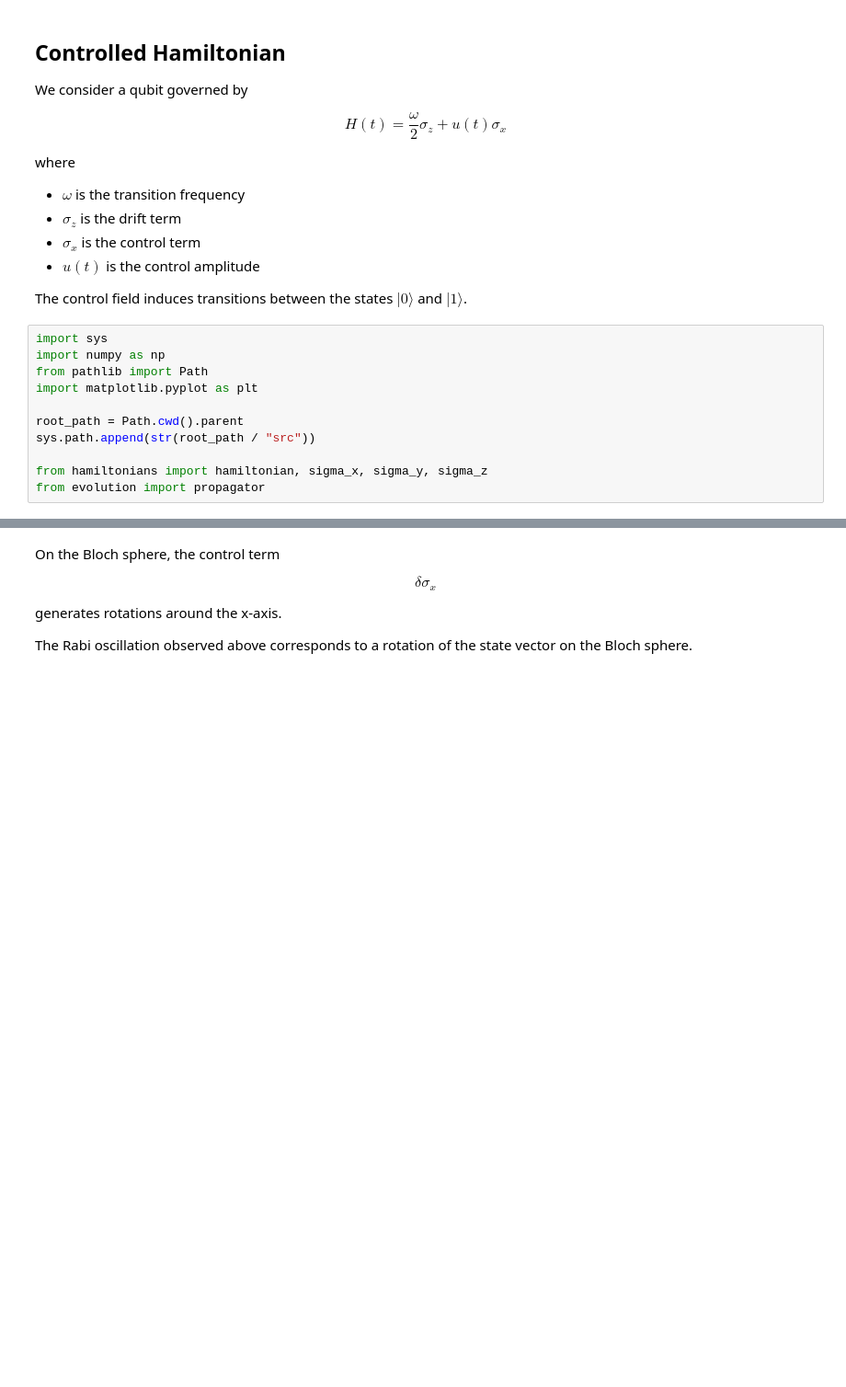
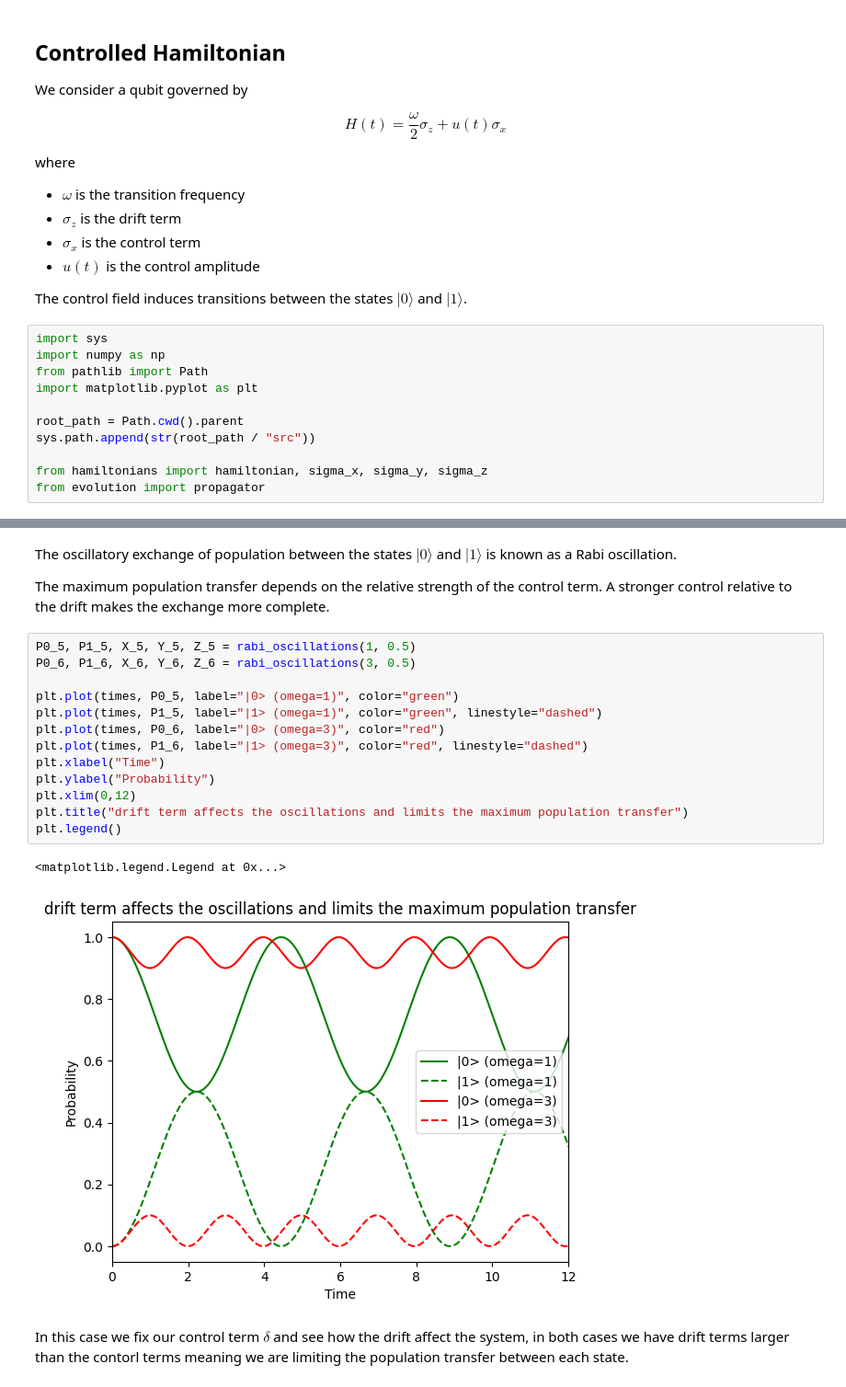
Before and after one commit to bogwee/qc-transmon, a Jupyter notebook: notebooks/02_rabi_oscillations.ipynb, the cells around one changed output, grey strips where cells are left out. Shown at 92% size. Cells and saved outputs as stored; diff of their text form; blank space fills up the shorter version.

```diff
--- a/notebooks/02_rabi_oscillations.ipynb
+++ b/notebooks/02_rabi_oscillations.ipynb
@@ -129,10 +131,22 @@ plt.legend()
-# %% [markdown]
-On the Bloch sphere, the control term
-
-$$
-\delta \sigma_x
-$$
-
-generates rotations around the x-axis.
-
-The Rabi oscillation observed above corresponds to a rotation of the state vector on the Bloch sphere.
+# %% [markdown]
+The oscillatory exchange of population between the states $|0\rangle$ and $|1\rangle$ is known as a Rabi oscillation.
+
+The maximum population transfer depends on the relative strength of the control term. A stronger control relative to the drift makes the exchange more complete.
+# %%
+P0_5, P1_5, X_5, Y_5, Z_5 = rabi_oscillations(1, 0.5)
+P0_6, P1_6, X_6, Y_6, Z_6 = rabi_oscillations(3, 0.5)
+
+plt.plot(times, P0_5, label="|0> (omega=1)", color="green")
+plt.plot(times, P1_5, label="|1> (omega=1)", color="green", linestyle="dashed")
+plt.plot(times, P0_6, label="|0> (omega=3)", color="red")
+plt.plot(times, P1_6, label="|1> (omega=3)", color="red", linestyle="dashed")
+plt.xlabel("Time")
+plt.ylabel("Probability")
+plt.xlim(0,12)
+plt.title("drift term affects the oscillations and limits the maximum population transfer")
+plt.legend()
+# %% [output]
+<matplotlib.legend.Legend at 0x...>
+[figure, added]
+# %% [markdown]
+In this case we fix our control term $\delta$ and see how the drift affect the system, in both cases we have drift terms larger than the contorl terms meaning we are limiting the population transfer between each state.
```
Also changed, not shown: parts of 12 cells of this notebook, 14 other files.
